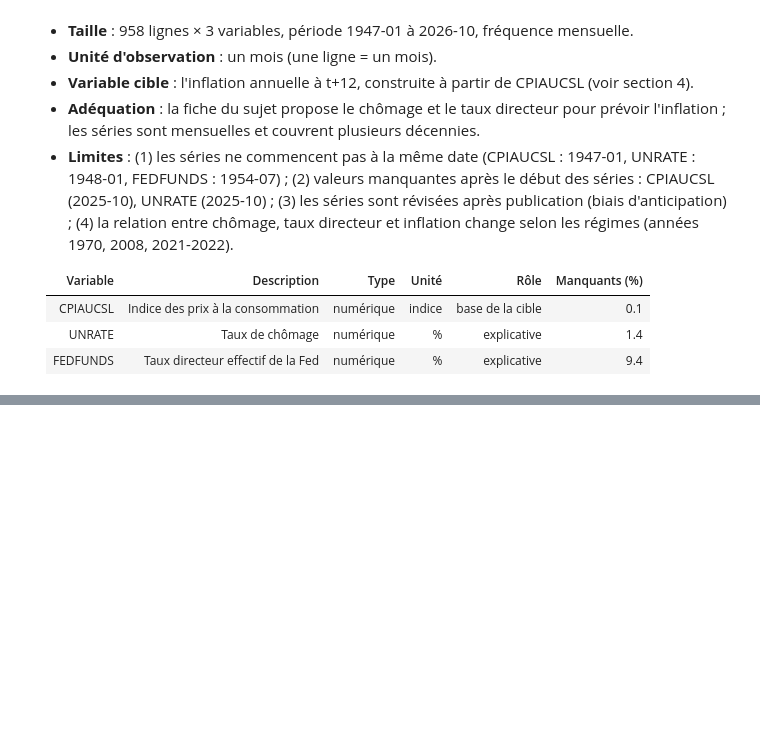
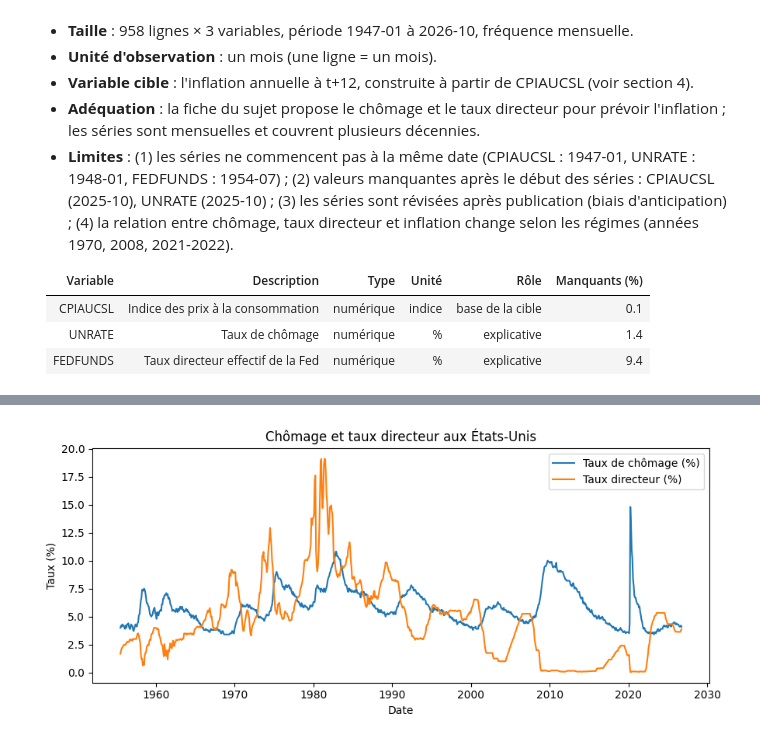
Before and after one commit to aziza-radouani/25007595-aziza-radouani-FIN3, a Jupyter notebook: notebooks/projet_F3.ipynb, the cells around one changed output, grey strips where cells are left out. Saved outputs shown, nothing was run; the diff lists cells and outputs as text; code cells hidden in the pictures; blank space fills up the shorter version.

```diff
--- a/notebooks/projet_F3.ipynb
+++ b/notebooks/projet_F3.ipynb
@@ -161,0 +205,12 @@ print(texte)
+# %%
+plt.figure(figsize=(9, 4))
+plt.plot(df.index, df["chomage"], label="Taux de chômage (%)")
+plt.plot(df.index, df["taux_directeur"], label="Taux directeur (%)")
+plt.title("Chômage et taux directeur aux États-Unis")
+plt.xlabel("Date")
+plt.ylabel("Taux (%)")
+plt.legend()
+plt.tight_layout()
+plt.show()
+# %% [output]
+[figure, added]
```
Also changed, not shown: parts of 16 cells of this notebook.
